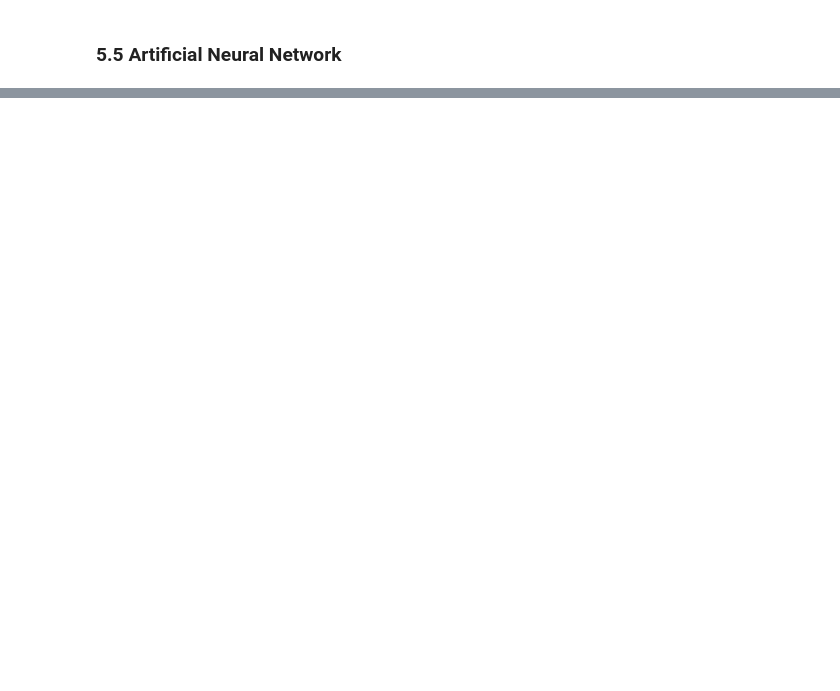
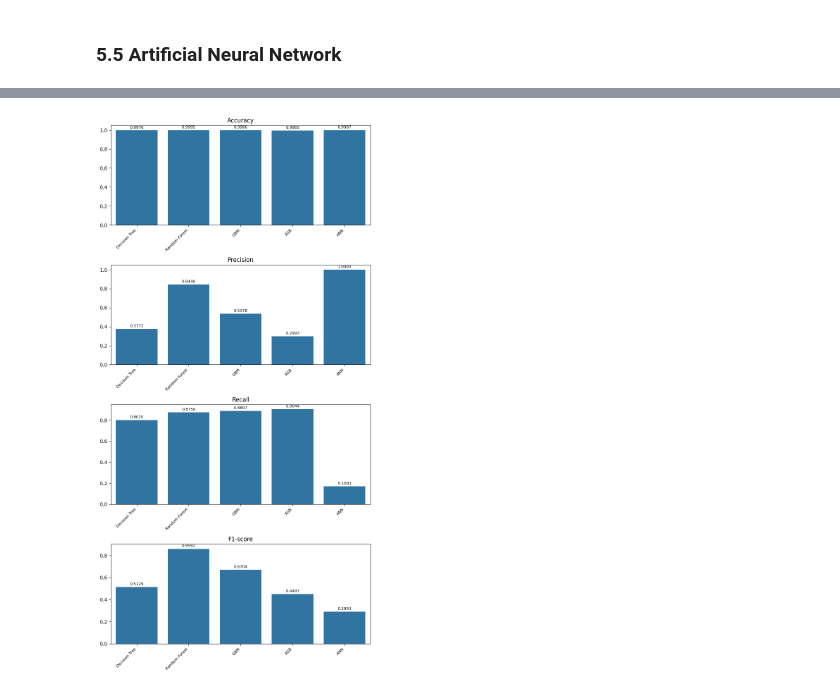
Before and after one commit to 5jpablo/Credit_Card_Fraud_Detection, a Jupyter notebook: Credit_Card_Fraud_Detection.ipynb, the cells around one changed output, grey strips where cells are left out. Drawn from its saved outputs; the diff is of its cells as text; code cells hidden in the pictures; blank space fills up the shorter version.

```diff
--- a/Credit_Card_Fraud_Detection.ipynb
+++ b/Credit_Card_Fraud_Detection.ipynb
@@ -351,0 +632,47 @@ print(f'Test set accuracy: {test_accuracy_ann:.4f}\n')
+# %%
+plt.figure(figsize=(8, 16))  # Aumentar el tamaño de la figura para acomodar 4 subplots
+
+# Accuracy
+plt.subplot(4, 1, 1)  # Cambiar a 4 filas y 1 columna
+sns.barplot(x='Model', y='Accuracy', data=metrics_df)
+plt.title('Accuracy')
+plt.xticks(rotation=45, ha='right', fontsize=8)
+plt.ylabel('')
+plt.xlabel('')
+for idx, value in enumerate(metrics_df['Accuracy']):
+    plt.text(idx, value + 0.01, f'{value:.4f}', ha='center', va='bottom', fontsize=8)
+
+# Precision
+plt.subplot(4, 1, 2)  # Cambiar a 4 filas y 1 columna
+sns.barplot(x='Model', y='Precision', data=metrics_df)
+plt.title('Precision')
+plt.xticks(rotation=45, ha='right', fontsize=8)
+plt.ylabel('')
+plt.xlabel('')
+for idx, value in enumerate(metrics_df['Precision']):
+    plt.text(idx, value + 0.01, f'{value:.4f}', ha='center', va='bottom', fontsize=8)
+
+# Recall
+plt.subplot(4, 1, 3)  # Cambiar a 4 filas y 1 columna
+sns.barplot(x='Model', y='Recall', data=metrics_df)
+plt.title('Recall')
+plt.xticks(rotation=45, ha='right', fontsize=8)
+plt.ylabel('')
+plt.xlabel('')
+for idx, value in enumerate(metrics_df['Recall']):
+    plt.text(idx, value + 0.01, f'{value:.4f}', ha='center', va='bottom', fontsize=8)
+
+# F1-score
+plt.subplot(4, 1, 4)  # Cambiar a 4 filas y 1 columna
+sns.barplot(x='Model', y='F1-score', data=metrics_df)
+plt.title('F1-score')
+plt.xticks(rotation=45, ha='right', fontsize=8)
+plt.ylabel('')
+plt.xlabel('')
+for idx, value in enumerate(metrics_df['F1-score']):
+    plt.text(idx, value + 0.01, f'{value:.4f}', ha='center', va='bottom', fontsize=8)
+
+plt.tight_layout()
+plt.show()
+# %% [output]
+[figure, added]
```
Also changed, not shown: parts of 33 cells of this notebook, 1 other file.
